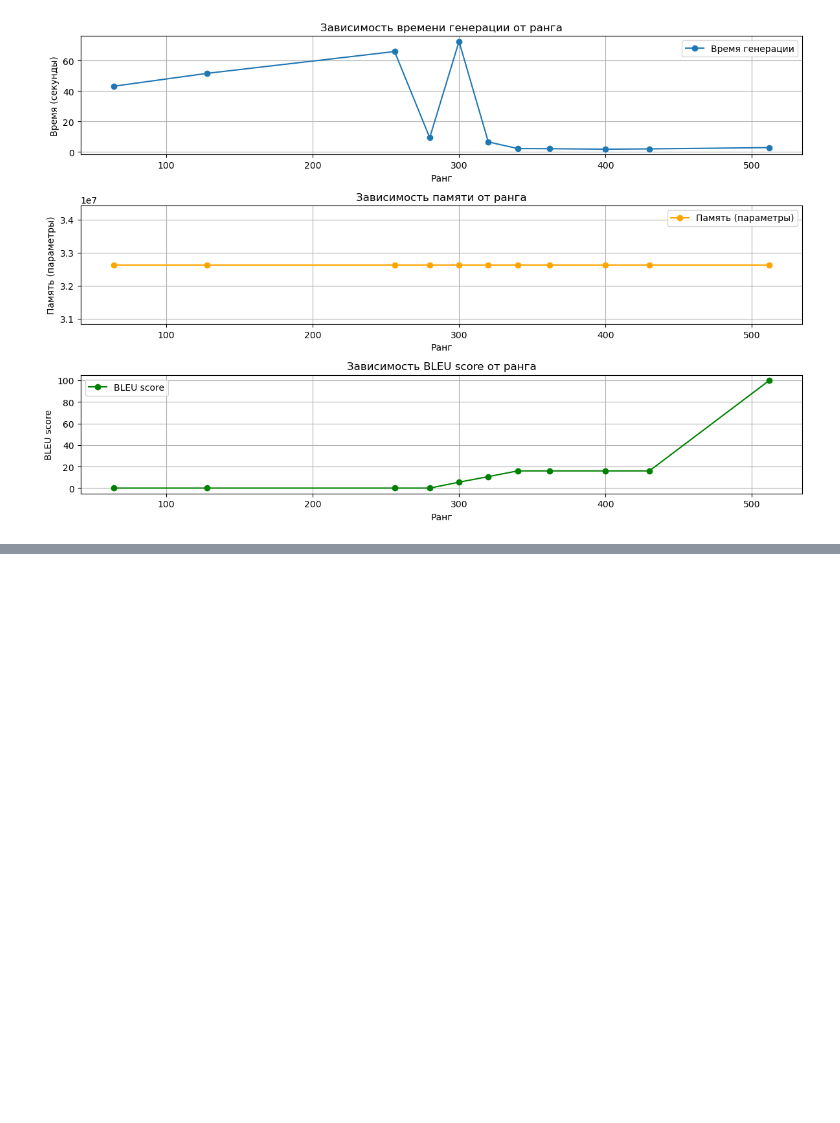
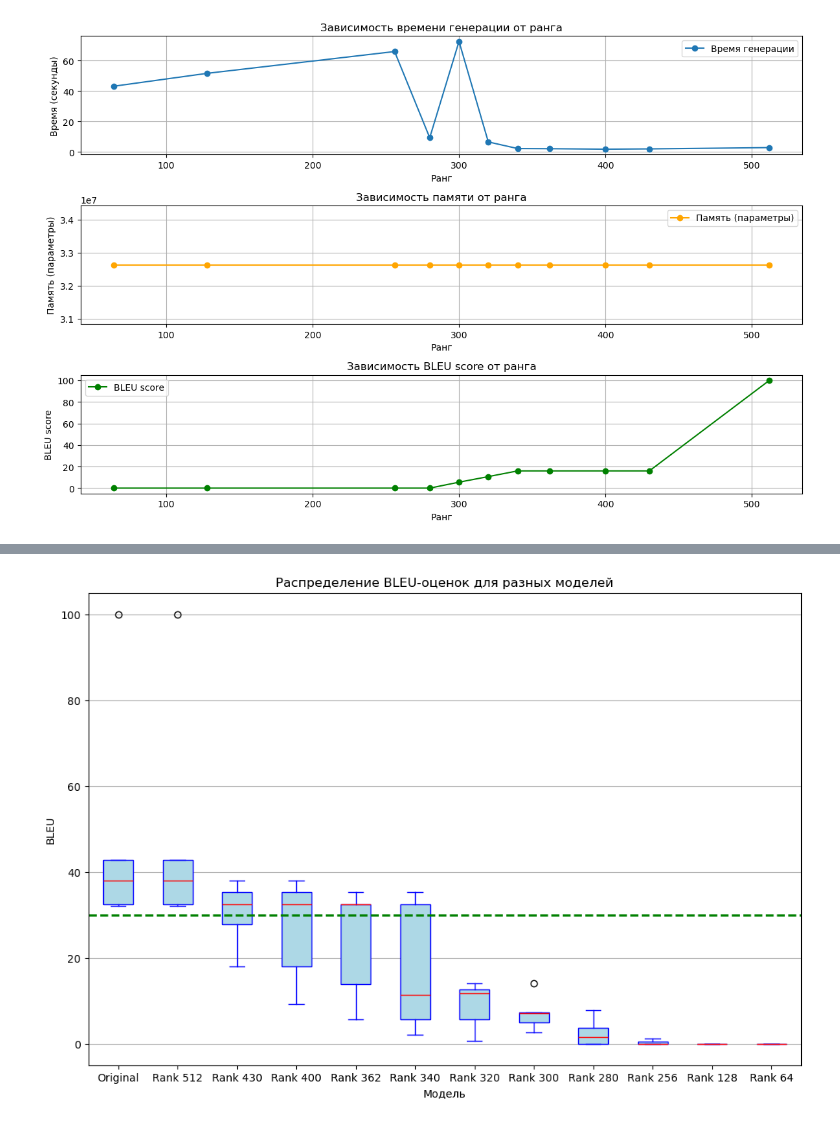
Before and after one commit to stevenmaschan/nla-project, a Jupyter notebook: tt.ipynb, the cells around one changed output, grey strips where cells are left out. Cells and saved outputs as stored; diff of their text form; code cells hidden in the pictures; blank space fills up the shorter version.

```diff
--- a/tt.ipynb
+++ b/tt.ipynb
@@ -267,0 +321,20 @@ plt.show()
+# %%
+plt.figure(figsize=(12, 8))
+
+plt.boxplot(
+    [original_bleu_scores] + [compressed_bleu_scores[rank] for rank in ranks],
+    labels=["Original"] + [f"Rank {r}" for r in ranks],
+    patch_artist=True,
+    boxprops=dict(facecolor="lightblue", color="blue"),
+    medianprops=dict(color="red"),
+    whiskerprops=dict(color="blue"),
+    capprops=dict(color="blue"),
+)
+plt.xlabel("Модель")
+plt.ylabel("BLEU")
+plt.title("Распределение BLEU-оценок для разных моделей")
+plt.axhline(y=30, color='green', linestyle='--', linewidth=2, label='BLEU = 30')
+plt.grid(axis="y")
+plt.show()
+# %% [output]
+[figure, added]
```
Also changed, not shown: parts of 1 cell of this notebook, 1 other file.
